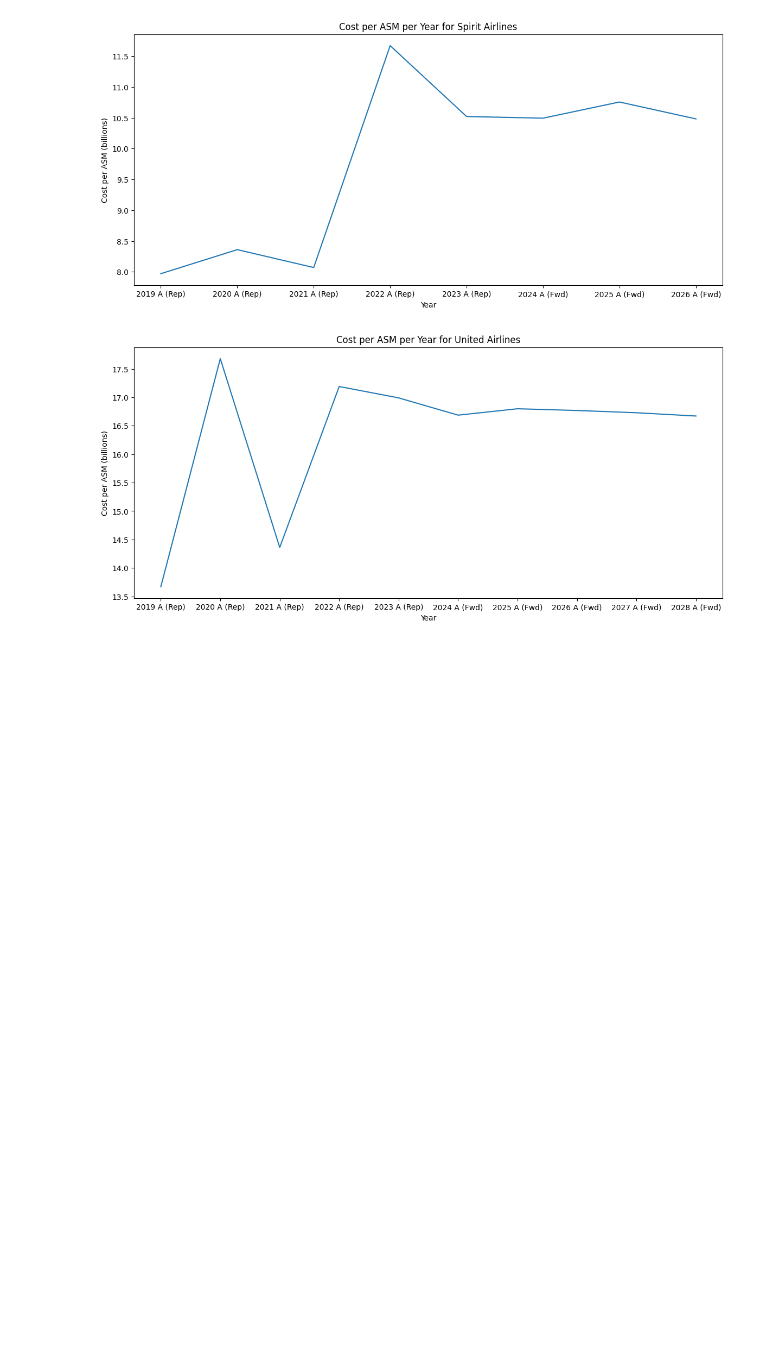
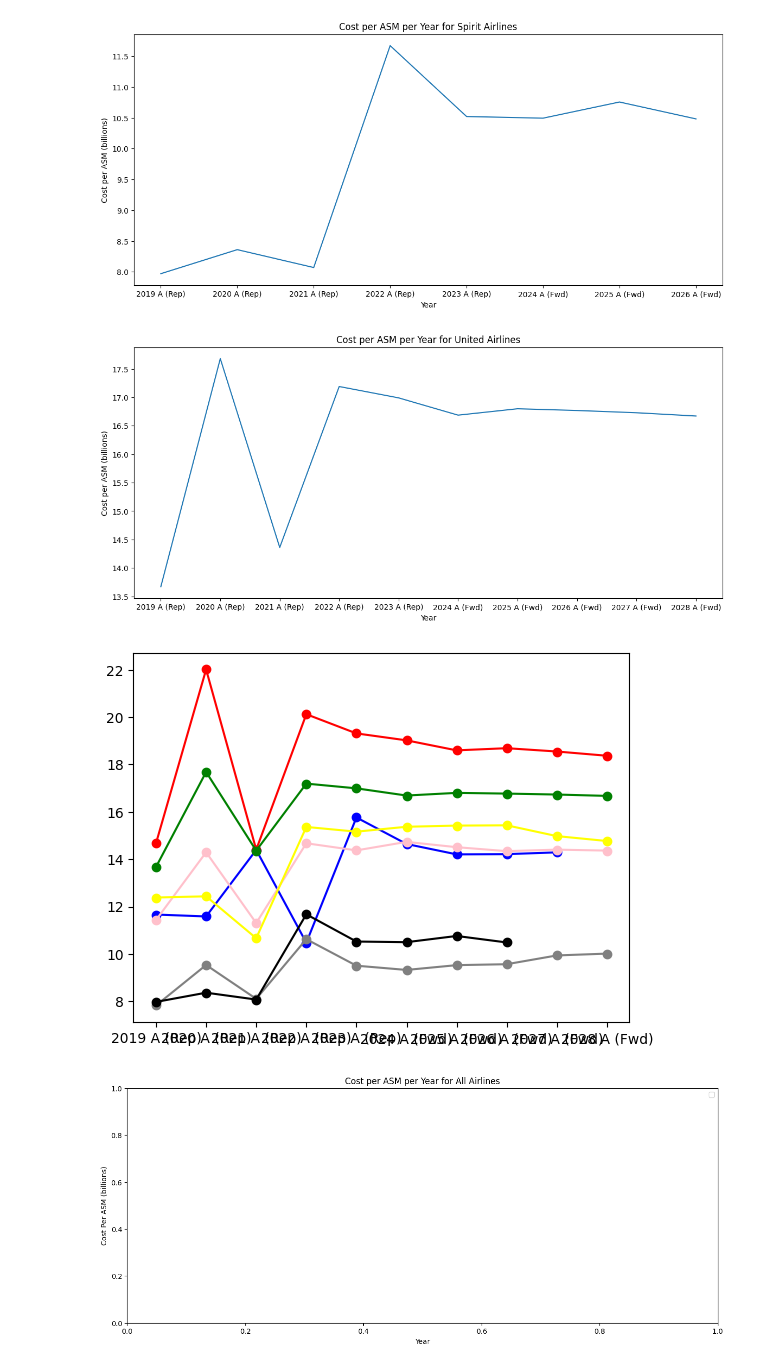
Before and after one commit to sasaigoli05/CDC-datathon, a Jupyter notebook: prototyping.ipynb, the cells around one changed output. Cells and saved outputs as stored; diff of their text form; code cells hidden in the pictures; blank space fills up the shorter version.

```diff
--- a/prototyping.ipynb
+++ b/prototyping.ipynb
@@ -97,10 +80,10 @@ years = years[4:]
 years = years[::-1]
 cost_per_asm = data.iloc[21]
 cost_per_asm = cost_per_asm[4:]
-cost_per_asm = cost_per_asm[::-1]
+jb_cost_per_asm = cost_per_asm[::-1]
 
 plt.figure(figsize=(14, 6))
-plt.plot(years, cost_per_asm)
+plt.plot(years, jb_cost_per_asm)
 plt.title('Cost per ASM per Year for JetBlue')
 plt.xlabel('Year')
 plt.ylabel('Cost per ASM (billions)')
@@ -120,10 +103,10 @@ years = years[4:]
 years = years[::-1]
 cost_per_asm = data.iloc[29]
 cost_per_asm = cost_per_asm[4:]
-cost_per_asm = cost_per_asm[::-1]
+sw_cost_per_asm = cost_per_asm[::-1]
 
 plt.figure(figsize=(14, 6))
-plt.plot(years, cost_per_asm)
+plt.plot(years, sw_cost_per_asm)
 plt.title('Cost per ASM per Year for Southwest Airlines')
 plt.xlabel('Year')
 plt.ylabel('Cost per ASM (billions)')
@@ -143,10 +126,10 @@ years = years[4:]
 years = years[::-1]
 cost_per_asm = data.iloc[23]
 cost_per_asm = cost_per_asm[4:]
-cost_per_asm = cost_per_asm[::-1]
+sa_cost_per_asm = cost_per_asm[::-1]
 
 plt.figure(figsize=(14, 6))
-plt.plot(years, cost_per_asm)
+plt.plot(years, sa_cost_per_asm)
 plt.title('Cost per ASM per Year for Spirit Airlines')
 plt.xlabel('Year')
 plt.ylabel('Cost per ASM (billions)')
@@ -166,13 +149,32 @@ years = years[4:]
 years = years[::-1]
 cost_per_asm = data.iloc[31]
 cost_per_asm = cost_per_asm[4:]
-cost_per_asm = cost_per_asm[::-1]
+ua_cost_per_asm = cost_per_asm[::-1]
 
 plt.figure(figsize=(14, 6))
-plt.plot(years, cost_per_asm)
+plt.plot(years, ua_cost_per_asm)
 plt.title('Cost per ASM per Year for United Airlines')
 plt.xlabel('Year')
 plt.ylabel('Cost per ASM (billions)')
 plt.show()
 # %% [output]
 [figure]
+# %%
+plt.figure(figsize=(15, 6))
+
+plt.plot(years, aa_cost_per_asm, marker='o', color='blue', label='Alaska Airlines')
+plt.plot(years, da_cost_per_asm, marker='o', color='red', label='Delta Airlines')
+plt.plot(years, fa_cost_per_asm, marker='o', color='gray', label='Frontier Airlines')
+plt.plot(years, jb_cost_per_asm, marker='o', color='pink', label='JetBlue Airlines')
+plt.plot(years, sw_cost_per_asm, marker='o', color='yellow', label='Southwest Airlines')
+plt.plot(years, sa_cost_per_asm, marker='o', color='black', label='Spirit Airlines')
+plt.plot(years, ua_cost_per_asm, marker='o', color='green', label='United Airlines')
+
+plt.title('Cost per ASM per Year for All Airlines')
+plt.xlabel('Year')
+plt.ylabel('Cost Per ASM (billions)')
+plt.legend()
+plt.show()
+# %% [output]
+[figure, added]
+[figure, added]
```
Also changed, not shown: parts of 3 cells of this notebook.
